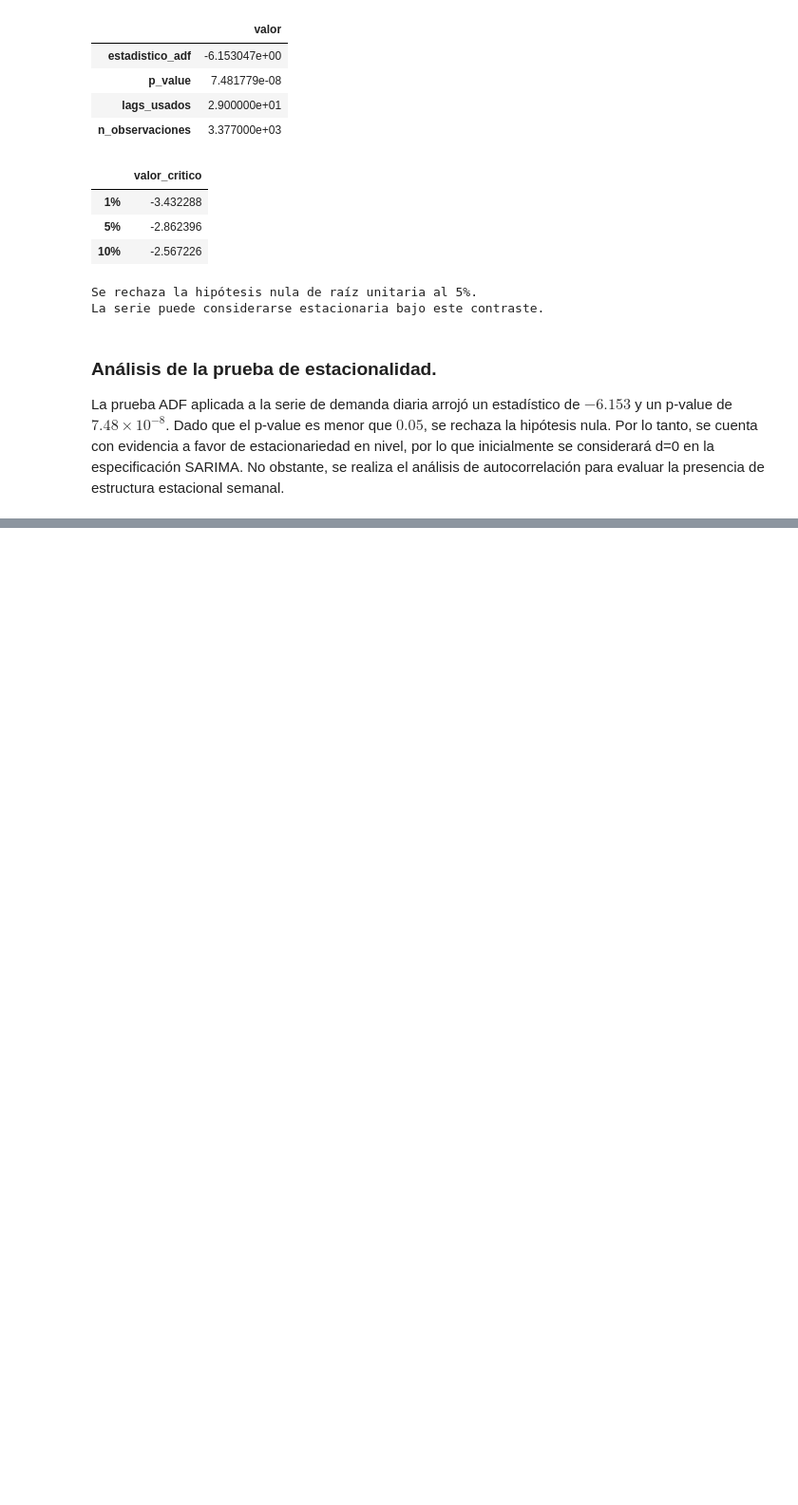
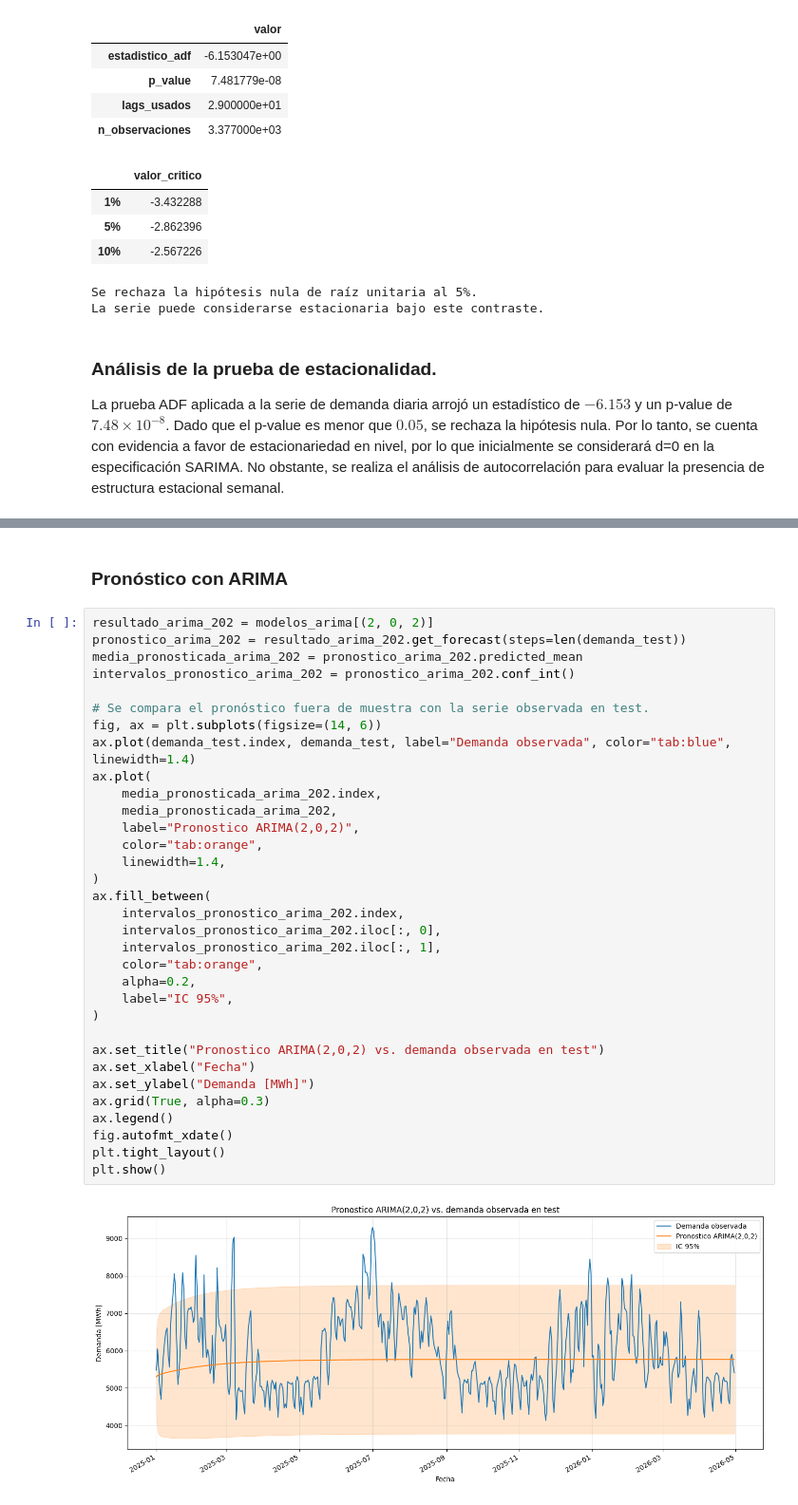
Before and after one commit to joral315/AST1_TF, a Jupyter notebook: notebook_carga_demanda.ipynb, the cells around one changed output, grey strips where cells are left out. Shown at 95% size. Cells and saved outputs as stored; diff of their text form; blank space fills up the shorter version.

```diff
--- a/notebook_carga_demanda.ipynb
+++ b/notebook_carga_demanda.ipynb
@@ -331,0 +500,37 @@ La prueba ADF aplicada a la serie de demanda diaria arrojó un estadístico de $
+# %% [markdown]
+### Pronóstico con ARIMA
+# %%
+resultado_arima_202 = modelos_arima[(2, 0, 2)]
+pronostico_arima_202 = resultado_arima_202.get_forecast(steps=len(demanda_test))
+media_pronosticada_arima_202 = pronostico_arima_202.predicted_mean
+intervalos_pronostico_arima_202 = pronostico_arima_202.conf_int()
+
+# Se compara el pronóstico fuera de muestra con la serie observada en test.
+fig, ax = plt.subplots(figsize=(14, 6))
+ax.plot(demanda_test.index, demanda_test, label="Demanda observada", color="tab:blue", linewidth=1.4)
+ax.plot(
+    media_pronosticada_arima_202.index,
+    media_pronosticada_arima_202,
+    label="Pronostico ARIMA(2,0,2)",
+    color="tab:orange",
+    linewidth=1.4,
+)
+ax.fill_between(
+    intervalos_pronostico_arima_202.index,
+    intervalos_pronostico_arima_202.iloc[:, 0],
+    intervalos_pronostico_arima_202.iloc[:, 1],
+    color="tab:orange",
+    alpha=0.2,
+    label="IC 95%",
+)
+
+ax.set_title("Pronostico ARIMA(2,0,2) vs. demanda observada en test")
+ax.set_xlabel("Fecha")
+ax.set_ylabel("Demanda [MWh]")
+ax.grid(True, alpha=0.3)
+ax.legend()
+fig.autofmt_xdate()
+plt.tight_layout()
+plt.show()
+# %% [output]
+[figure, added]
```
Also changed, not shown: parts of 29 cells of this notebook, 17 other files.
